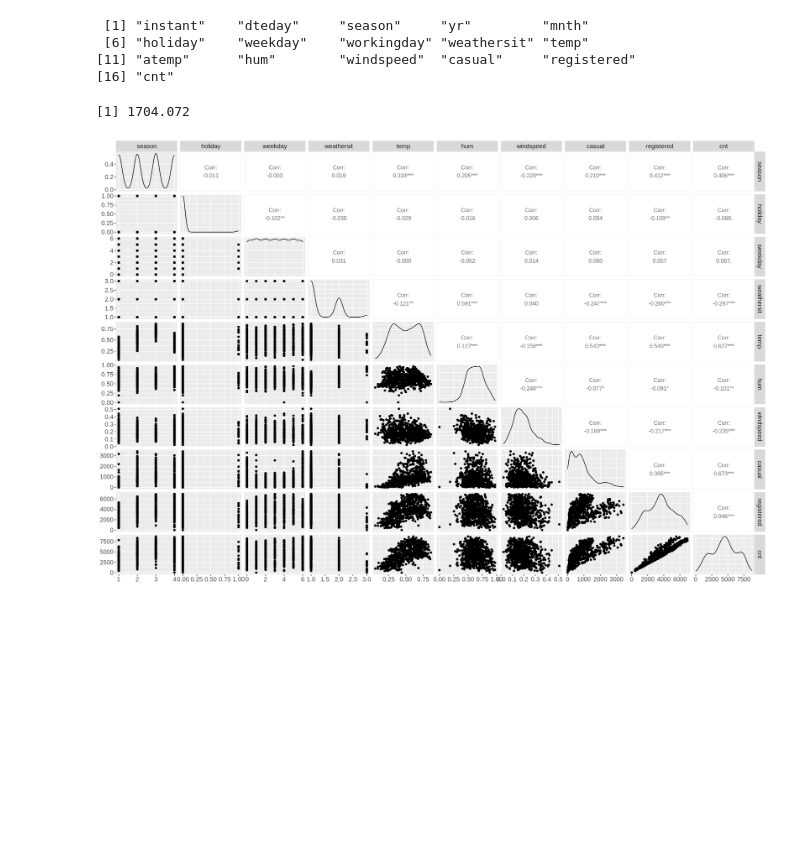
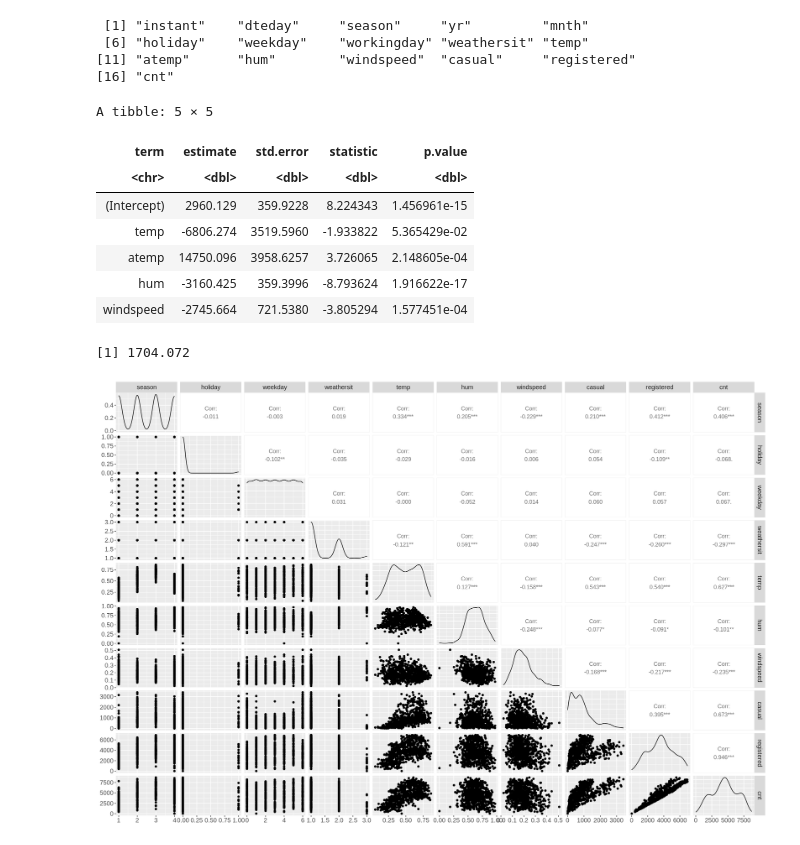
Before and after one commit to tonyliang19/stat301-group-project, a Jupyter notebook: src/eda.ipynb, the cells around one changed output. Saved outputs shown, nothing was run; the diff lists cells and outputs as text; code cells hidden in the pictures; blank space fills up the shorter version.

Commit message:
tidy

```diff
--- a/src/eda.ipynb
+++ b/src/eda.ipynb
@@ -97,17 +83,28 @@ test <- total_dat %>%
 # %%
 # Dummy model
 mod <- lm(cnt ~ temp + atemp + hum + windspeed, data = train)
 # Calculate rmse
 rmse <- function(preds, actual){
     sqrt(mean(preds - actual)^2)
 }
 
+#Obtain the estimated coefficients, their standard errors, corresponding  p-values using tidy()
+tidy(mod)
+
 # Predictions are using model fitted with train to predict on test
 # VS
 # Actuals, the response variable column in the test data
 rmse(preds = predict(mod, newdata = test), actual = test$cnt)
 # %% [output]
-[1] 1704.072
+A tibble: 5 × 5
+| term | estimate | std.error | statistic | p.value |
+| <chr> | <dbl> | <dbl> | <dbl> | <dbl> |
+| (Intercept) | 2960.129 | 359.9228 | 8.224343 | 1.456961e-15 |
+| temp | -6806.274 | 3519.5960 | -1.933822 | 5.365429e-02 |
+| atemp | 14750.096 | 3958.6257 | 3.726065 | 2.148605e-04 |
+| hum | -3160.425 | 359.3996 | -8.793624 | 1.916622e-17 |
+| windspeed | -2745.664 | 721.5380 | -3.805294 | 1.577451e-04 |
+[1] 1704.072
 # %%
 # Visualize the association between our variable of interest
 
```
Also changed, not shown: parts of 1 cell of this notebook.
